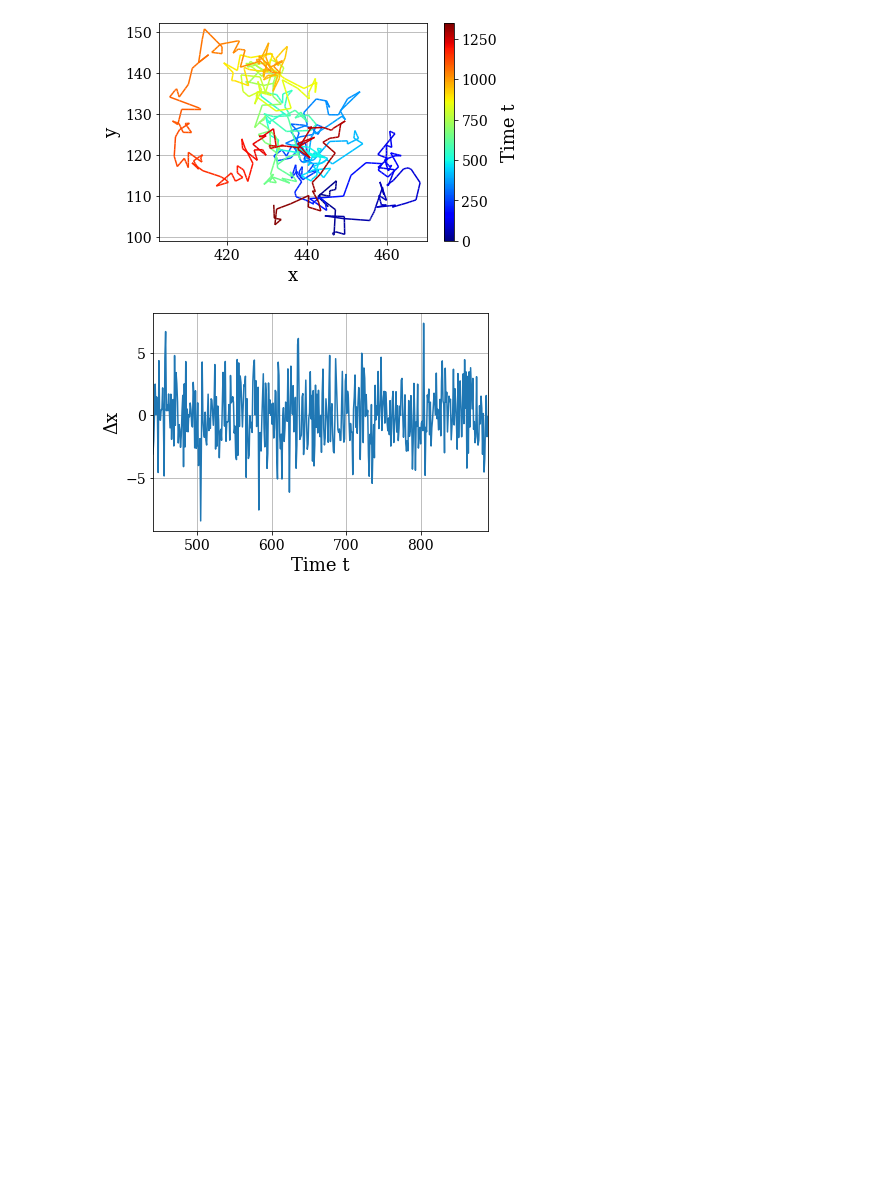
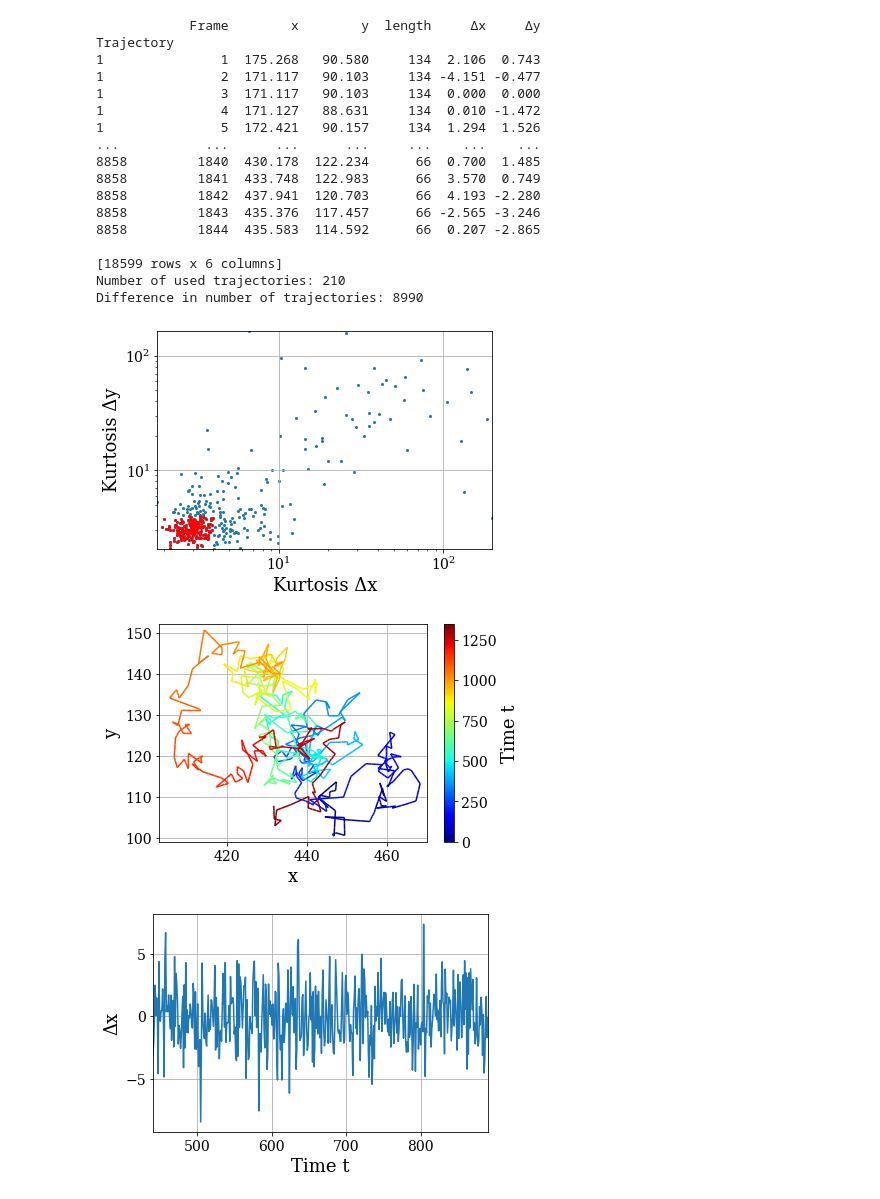
Before and after one commit to xSMSHP/FP_1_12, a Jupyter notebook: fp_versuch_1_12.ipynb, the cells around one changed output. Drawn from its saved outputs; the diff is of its cells as text; code cells hidden in the pictures; blank space fills up the shorter version.

```diff
--- a/fp_versuch_1_12.ipynb
+++ b/fp_versuch_1_12.ipynb
@@ -75,3 +63,51 @@ Difference in number of trajectories: 8990
+# %%
+kc = 4 #kurtosis cutoff
+
+dfk = df.groupby(df.index).filter(lambda x: (x['Δx'].kurtosis() + 3) <= kc and (x['Δy'].kurtosis() + 3) <= kc)
+print(dfk)
+e = len(dfk.groupby(dfk.index))
+print('Number of used trajectories: ' + str(e))
+
+Δs = s - e
+print('Difference in number of trajectories: ' + str(Δs))
+
+dc = pd.DataFrame()
+dc['kurtx'] = df.groupby(df.index).apply(lambda x: (x['Δx'].kurtosis() + 3))
+dc['kurty'] = df.groupby(df.index).apply(lambda x: (x['Δy'].kurtosis() + 3))
+dc2 = pd.DataFrame()
+dc2['kurtx'] = dfk.groupby(dfk.index).apply(lambda x: (x['Δx'].kurtosis() + 3))
+dc2['kurty'] = dfk.groupby(dfk.index).apply(lambda x: (x['Δy'].kurtosis() + 3))
+
+fig = plt.figure()
+ax = fig.add_subplot(111)
+dc.plot.scatter(x = 'kurtx', y = 'kurty', s = 4, ax = ax)
+dc2.plot.scatter(x = 'kurtx', y = 'kurty', s = 3, ax = ax, color = 'red')
+plt.loglog()
+plt.grid(True) ; plt.xlabel('Kurtosis Δx', **hfont) ; plt.ylabel('Kurtosis Δy', **hfont)
+plt.yticks(fontname = 'DejaVu Serif', fontsize = 14)
+plt.xticks(fontname = 'DejaVu Serif', fontsize = 14)
+plt.autoscale(tight = True)
+plt.savefig('pics/1/kurtosis_cutoff.png', dpi = 500, bbox_inches='tight')
+plt.show()
+# %% [output]
+            Frame        x        y  length     Δx     Δy
+Trajectory
+1               1  175.268   90.580     134  2.106  0.743
+1               2  171.117   90.103     134 -4.151 -0.477
+1               3  171.117   90.103     134  0.000  0.000
+1               4  171.127   88.631     134  0.010 -1.472
+1               5  172.421   90.157     134  1.294  1.526
+...           ...      ...      ...     ...    ...    ...
+8858         1840  430.178  122.234      66  0.700  1.485
+8858         1841  433.748  122.983      66  3.570  0.749
+8858         1842  437.941  120.703      66  4.193 -2.280
+8858         1843  435.376  117.457      66 -2.565 -3.246
+8858         1844  435.583  114.592      66  0.207 -2.865
+
+[18599 rows x 6 columns]
+Number of used trajectories: 210
+Difference in number of trajectories: 8990
+[figure, added]
 # %%
 max_traj = dfk.groupby(dfk.index).count()['Frame'].max()
 df_max = dfk.groupby(dfk.index).filter(lambda x: len(x) == max_traj)
```
Also changed, not shown: parts of 3 cells of this notebook.
